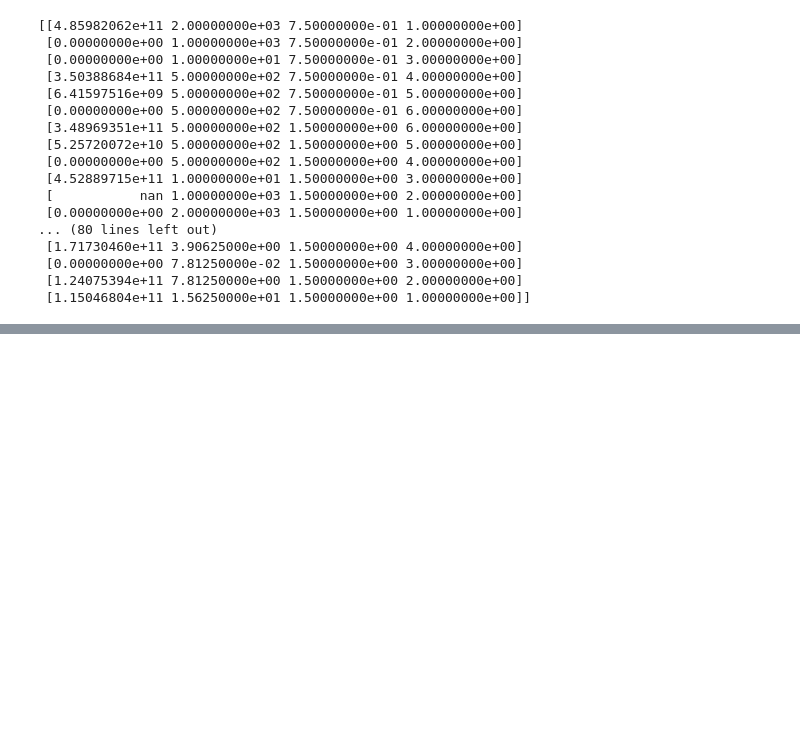
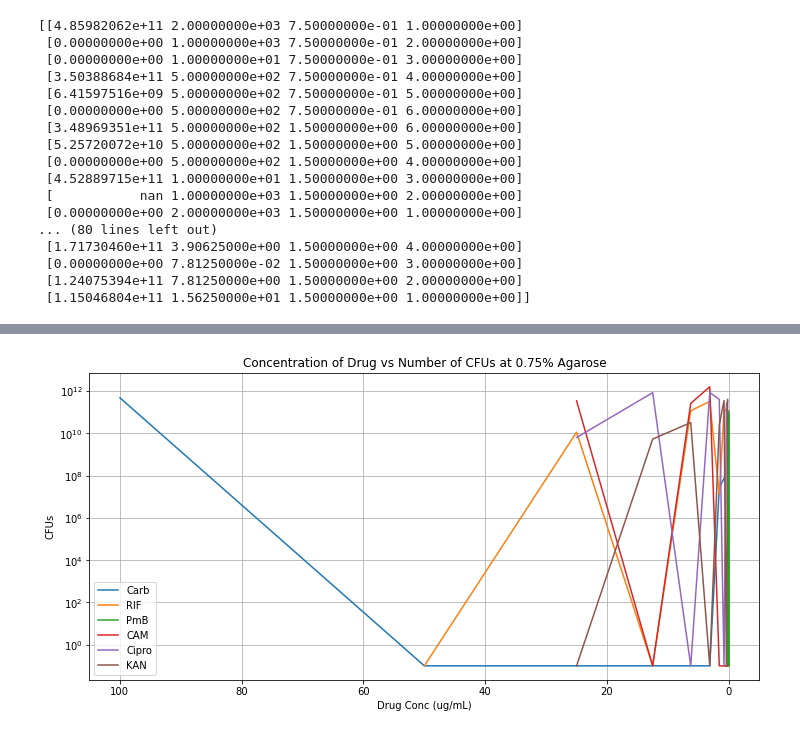
Before and after one commit to colinhas/Notebooks, a Jupyter notebook: Plotting.ipynb, the cells around one changed output, grey strips where cells are left out. Drawn from its saved outputs; the diff is of its cells as text; code cells hidden in the pictures; blank space fills up the shorter version.

```diff
--- a/Plotting.ipynb
+++ b/Plotting.ipynb
@@ -182,0 +175,6 @@ ax.legend();
+# %%
+dat_3 = data[data[:,3] ==3,:]
+dat_3[dat_3[:,0] ==0,0] =0.1
+dat_3_75 = dat_3[dat_3[:,2] ==0.75,:]
+
+print(dat_3_75)
@@ -182,0 +190,6 @@ ax.legend();
+# %%
+dat_4 = data[data[:,3] ==4,:]
+dat_4[dat_4[:,0] ==0,0] =0.1
+dat_4_75 = dat_4[dat_4[:,2] ==0.75,:]
+
+print(dat_4_75)
@@ -182,0 +205,6 @@ ax.legend();
+# %%
+dat_5 = data[data[:,3] ==5,:]
+dat_5[dat_5[:,0] ==0,0] =0.1
+dat_5_75 = dat_5[dat_5[:,2] ==0.75,:]
+
+print(dat_5_75)
@@ -182,0 +220,6 @@ ax.legend();
+# %%
+dat_6 = data[data[:,3] ==6,:]
+dat_6[dat_6[:,0] ==0,0] =0.1
+dat_6_75 = dat_6[dat_6[:,2] ==0.75,:]
+
+print(dat_6_75)
@@ -182,0 +235,18 @@ ax.legend();
+# %%
+fig, ax = plt.subplots(figsize=(10, 5), layout='constrained')
+ax.semilogy(dat_1_75[:,1]/20,dat_1_75[:,0], label = "Carb")
+ax.semilogy(dat_2_75[:,1]/20,dat_2_75[:,0], label = "RIF")
+ax.semilogy(dat_3_75[:,1]/20,dat_3_75[:,0], label = "PmB")
+ax.semilogy(dat_4_75[:,1]/20,dat_4_75[:,0], label = "CAM")
+ax.semilogy(dat_5_75[:,1]/20,dat_5_75[:,0], label = "Cipro")
+ax.semilogy(dat_6_75[:,1]/20,dat_6_75[:,0], label = "KAN")
+
+plt.gca().invert_xaxis()
+
+ax.set_title('Concentration of Drug vs Number of CFUs at 0.75% Agarose')
+ax.set_ylabel('CFUs')
+ax.set_xlabel('Drug Conc (ug/mL)')
+ax.grid()
+ax.legend();
+# %% [output]
+[figure, added]
```
Also changed, not shown: parts of 19 cells of this notebook.
